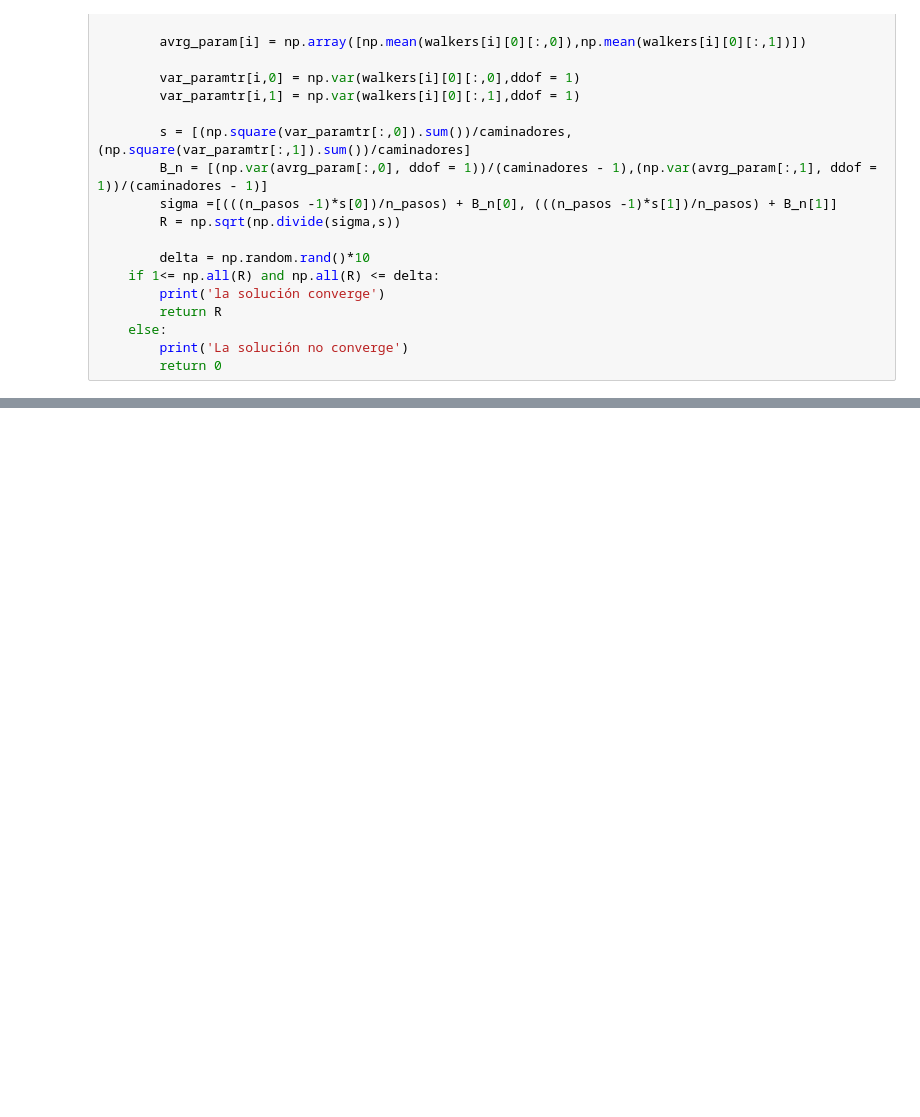
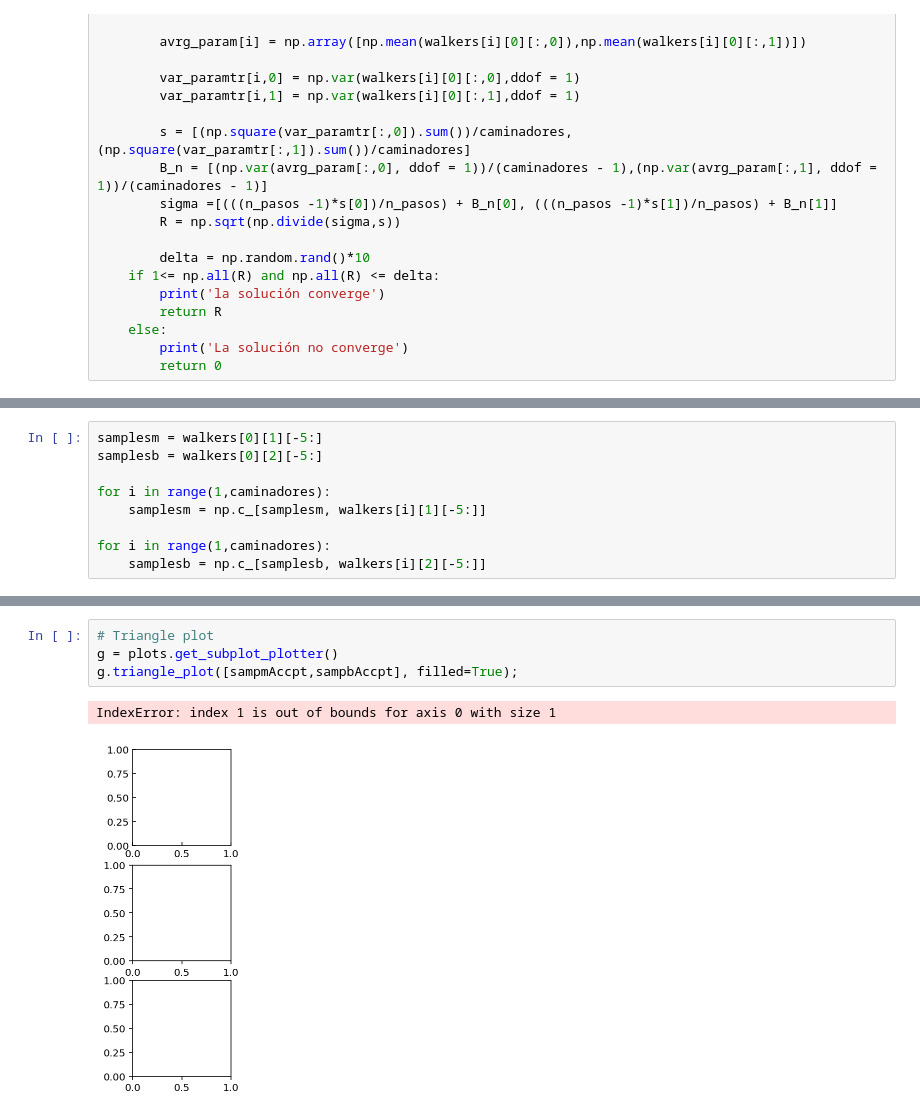
Before and after one commit to DCIDA2019/dcida2020ii-DianaAvendanoVazquez, a Jupyter notebook: Oct30/Gelman-Rubin_diagnostic.ipynb, the cells around one changed output, grey strips where cells are left out. Cells and saved outputs as stored; diff of their text form; blank space fills up the shorter version.

```diff
--- a/Oct30/Gelman-Rubin_diagnostic.ipynb
+++ b/Oct30/Gelman-Rubin_diagnostic.ipynb
@@ -276,0 +321,9 @@ NameError: name 'delta' is not defined
+# %%
+samplesm = walkers[0][1][-5:]
+samplesb = walkers[0][2][-5:]
+
+for i in range(1,caminadores):
+    samplesm = np.c_[samplesm, walkers[i][1][-5:]]
+
+for i in range(1,caminadores):
+    samplesb = np.c_[samplesb, walkers[i][2][-5:]]
@@ -276,0 +371,7 @@ NameError: name 'delta' is not defined
+# %%
+# Triangle plot
+g = plots.get_subplot_plotter()
+g.triangle_plot([sampmAccpt,sampbAccpt], filled=True);
+# %% [output]
+IndexError: index 1 is out of bounds for axis 0 with size 1
+[figure, added]
```
Also changed, not shown: parts of 26 cells of this notebook.
